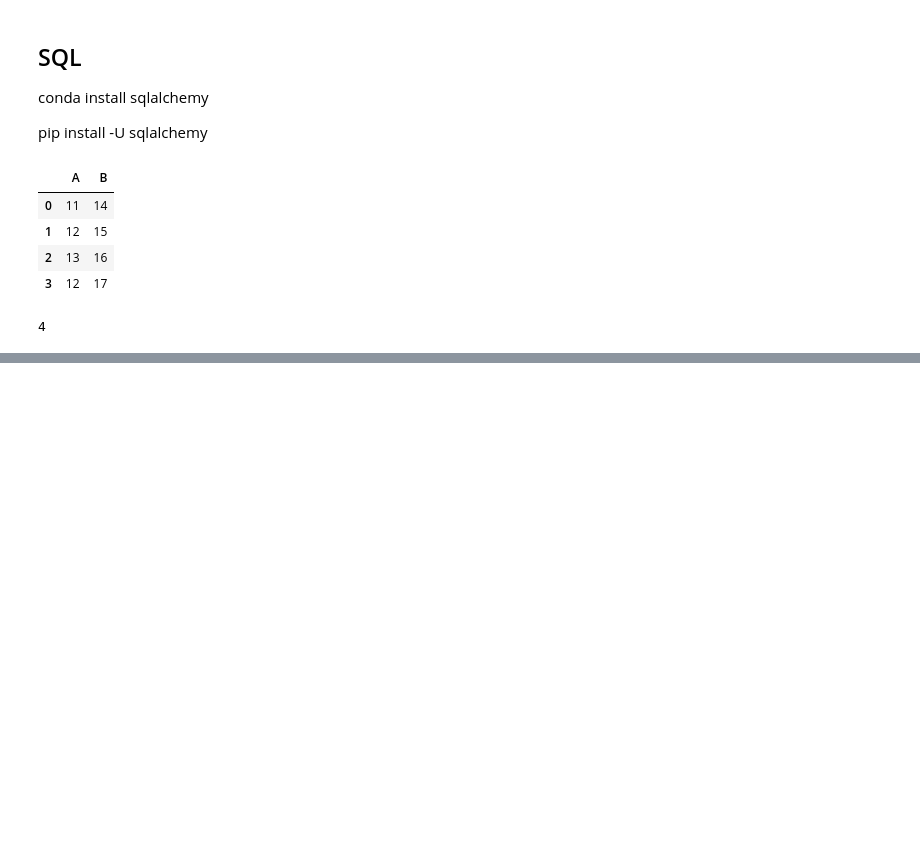
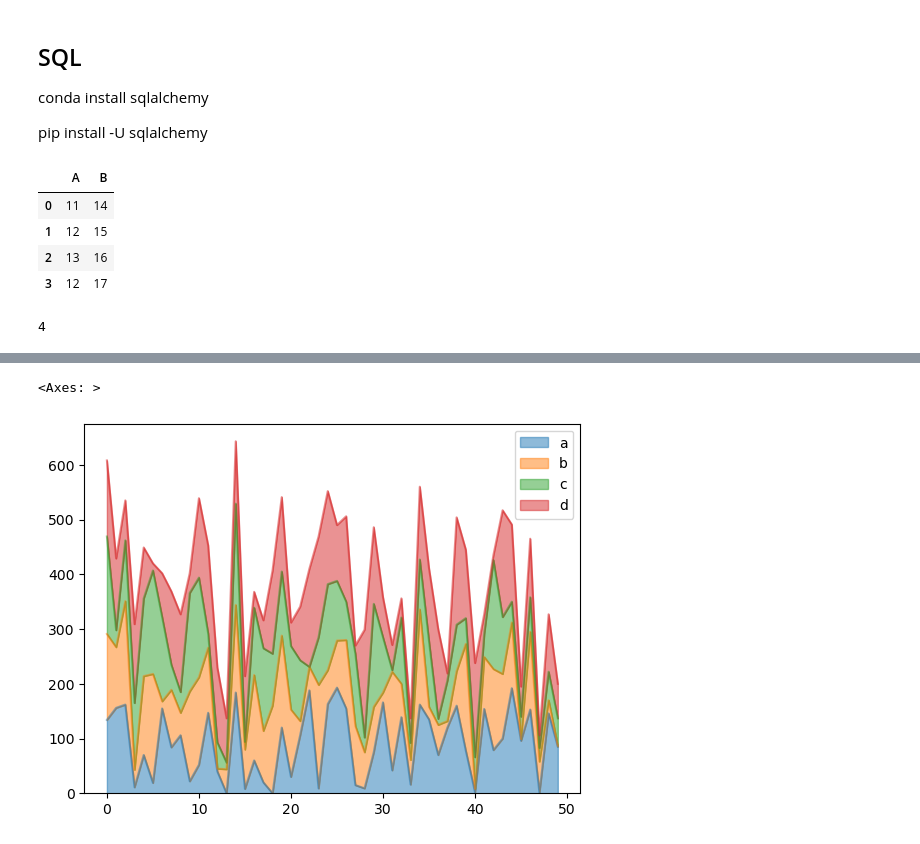
Before and after one commit to clog10/Machine-Learning, a Jupyter notebook: Pandas/Pandas.ipynb, the cells around one changed output, grey strips where cells are left out. Saved outputs shown, nothing was run; the diff lists cells and outputs as text; code cells hidden in the pictures; blank space fills up the shorter version.

```diff
--- a/Pandas/Pandas.ipynb
+++ b/Pandas/Pandas.ipynb
@@ -602,0 +643,5 @@ AttributeError: 'OptionEngine' object has no attribute 'execute'
+# %%
+dataFrame_g.plot.area(alpha=0.5)
+# %% [output]
+<Axes: >
+[figure, added]
```
Also changed, not shown: parts of 13 cells of this notebook.
